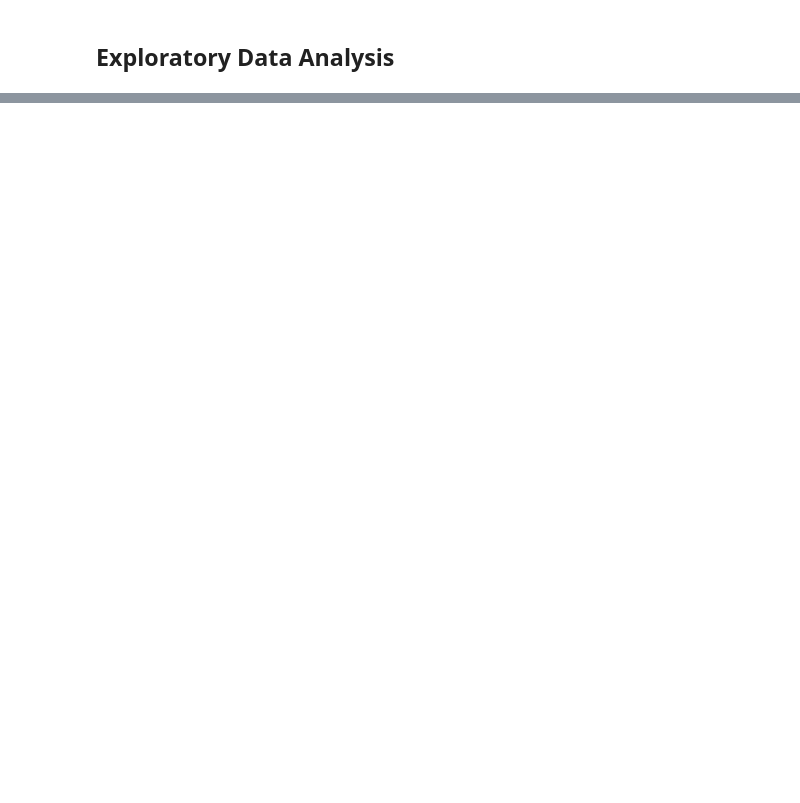
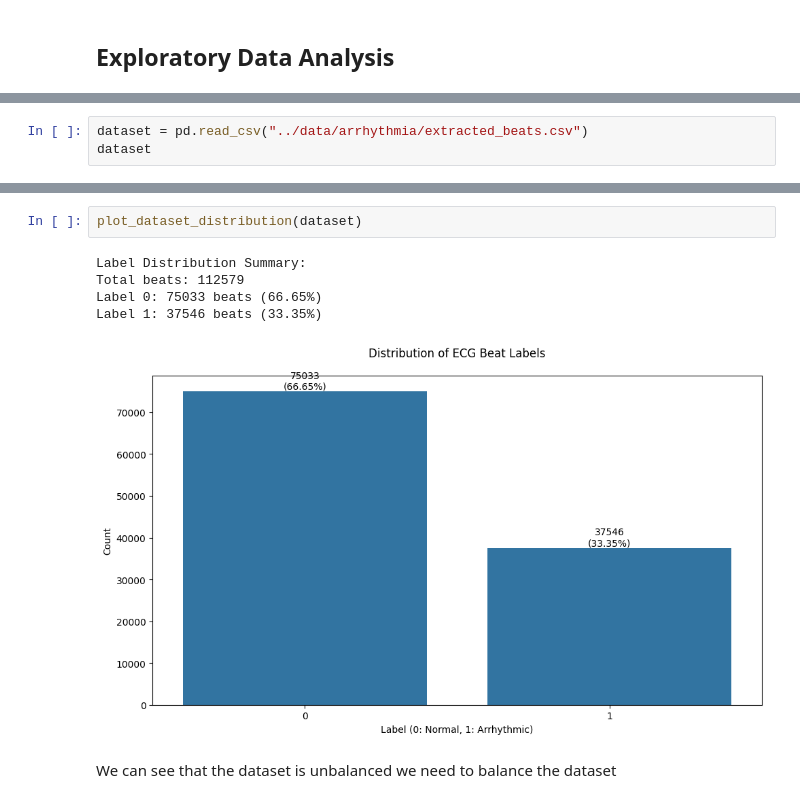
Before and after one commit to Saber-GRAF/ts-ssl-label-noise, a Jupyter notebook: notebooks/arrhythmia.ipynb, the cells around one changed output, grey strips where cells are left out. Saved outputs shown, nothing was run; the diff lists cells and outputs as text; blank space fills up the shorter version.

```diff
--- a/notebooks/arrhythmia.ipynb
+++ b/notebooks/arrhythmia.ipynb
@@ -28,0 +137,3 @@ df
+# %%
+dataset = pd.read_csv("../data/arrhythmia/extracted_beats.csv")
+dataset
@@ -28,0 +154,10 @@ df
+# %%
+plot_dataset_distribution(dataset)
+# %% [output]
+Label Distribution Summary:
+Total beats: 112579
+Label 0: 75033 beats (66.65%)
+Label 1: 37546 beats (33.35%)
+[figure, added]
+# %% [markdown]
+We can see that the dataset is unbalanced we need to balance the dataset
```
Also changed, not shown: parts of 35 cells of this notebook, 12 other files.
